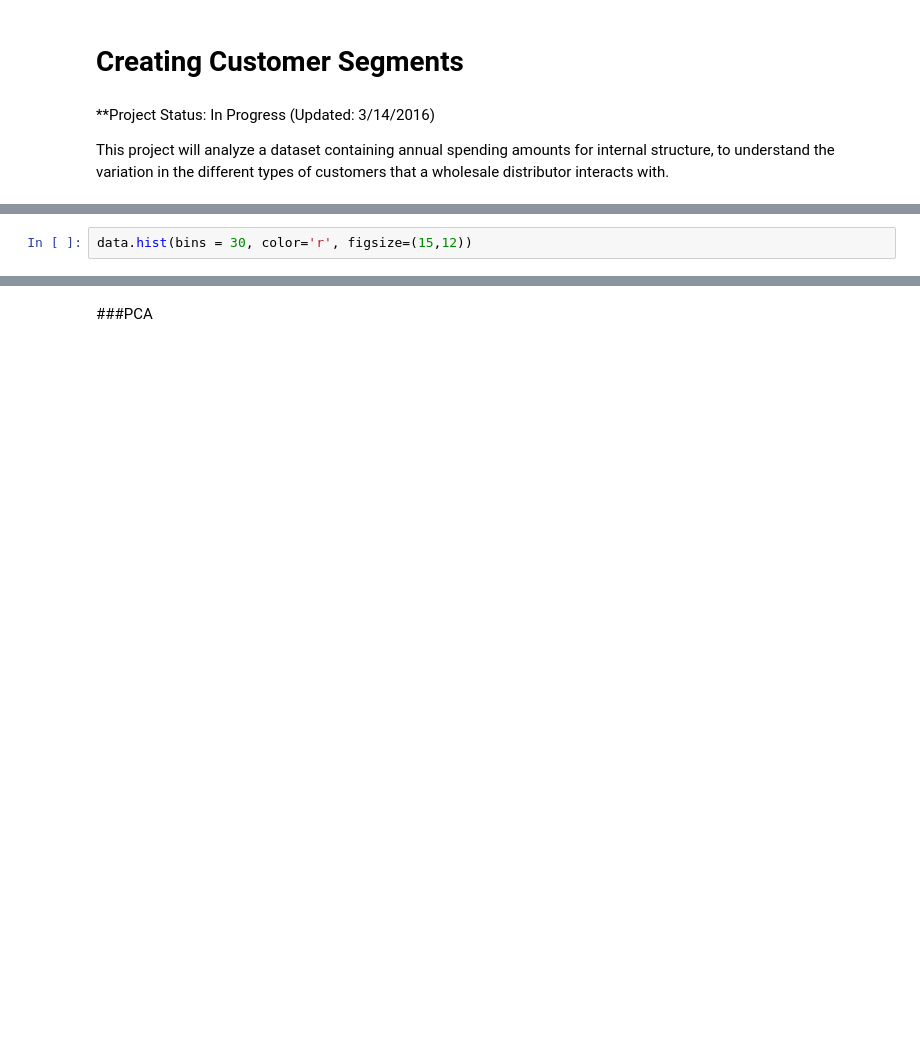
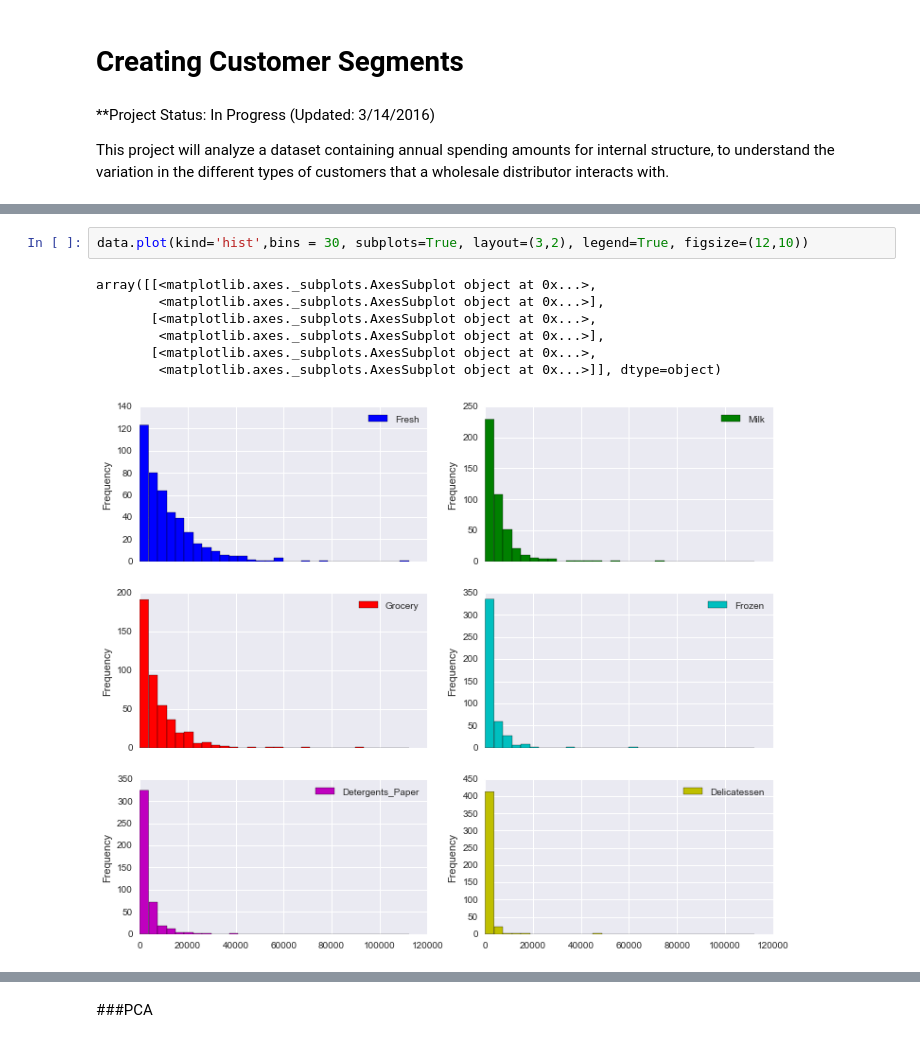
Before and after one commit to Tsmith5151/Customer-Segments, a Jupyter notebook: customer_segments.ipynb, the cells around one changed output, grey strips where cells are left out. Saved outputs shown, nothing was run; the diff lists cells and outputs as text; blank space fills up the shorter version.

```diff
--- a/customer_segments.ipynb
+++ b/customer_segments.ipynb
@@ -27,4 +52,12 @@ data.head()
 # %%
-data.hist(bins = 30, color='r', figsize=(15,12))
+data.plot(kind='hist',bins = 30, subplots=True, layout=(3,2), legend=True, figsize=(12,10))
+# %% [output]
+array([[<matplotlib.axes._subplots.AxesSubplot object at 0x...>,
+        <matplotlib.axes._subplots.AxesSubplot object at 0x...>],
+       [<matplotlib.axes._subplots.AxesSubplot object at 0x...>,
+        <matplotlib.axes._subplots.AxesSubplot object at 0x...>],
+       [<matplotlib.axes._subplots.AxesSubplot object at 0x...>,
+        <matplotlib.axes._subplots.AxesSubplot object at 0x...>]], dtype=object)
+[figure, added]
 # %%
 data.describe()
```
Also changed, not shown: parts of 22 cells of this notebook.
